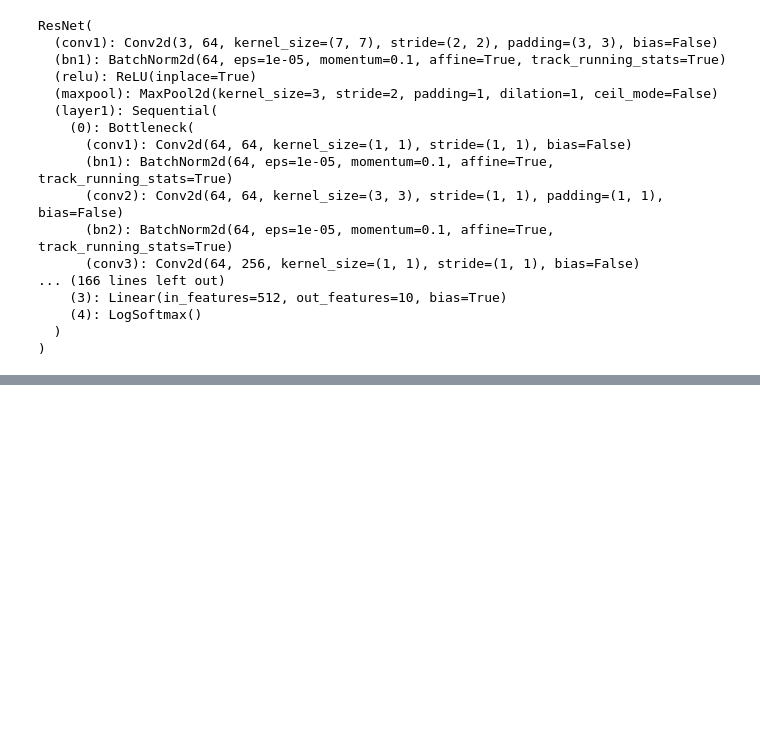
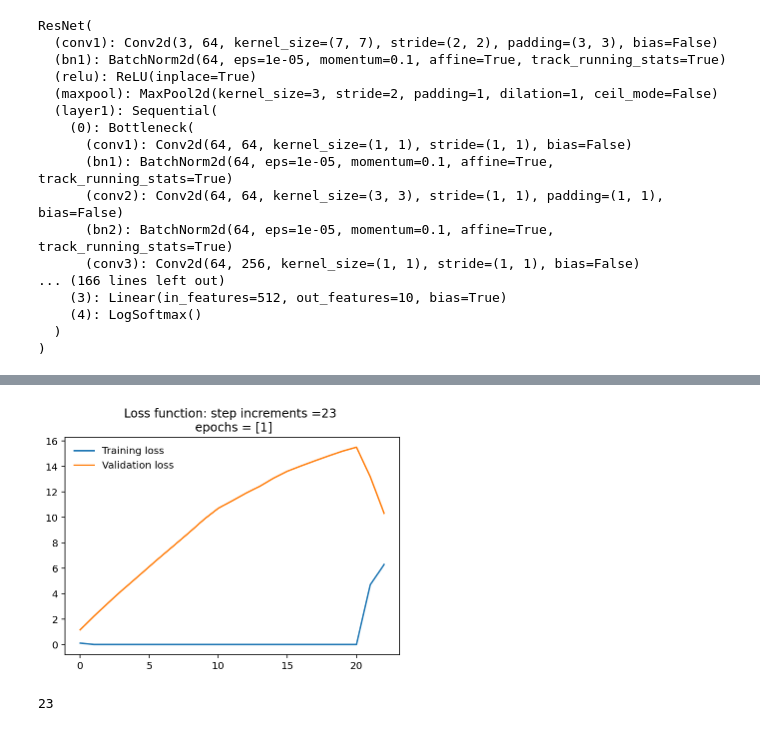
Before and after one commit to adomakor412/NERTO_CIMSS_GOES-R, a Jupyter notebook: AI_model.ipynb, the cells around one changed output, grey strips where cells are left out. Cells and saved outputs as stored; diff of their text form; code cells hidden in the pictures; blank space fills up the shorter version.

Commit message:
AI BW model numpy performance curve WIP

```diff
--- a/AI_model.ipynb
+++ b/AI_model.ipynb
@@ -323,5 +289,8 @@ I am working
 # %%
 plt.plot(train_losses, label='Training loss')
 plt.plot(test_losses, label='Validation loss')
+plt.title(f'Loss function: step increments =23 \n epochs = {epochList}')
 plt.legend(frameon=False)
 plt.show()
+# %% [output]
+[figure, added]
@@ -376,3 +297,7 @@ plt.show()
+# %%
+len(trainloader)
+# %% [output]
+23
 # %%
 transform = transforms.Compose(
     [transforms.ToTensor(),
```
Also changed, not shown: parts of 23 cells of this notebook, 2 other files.
